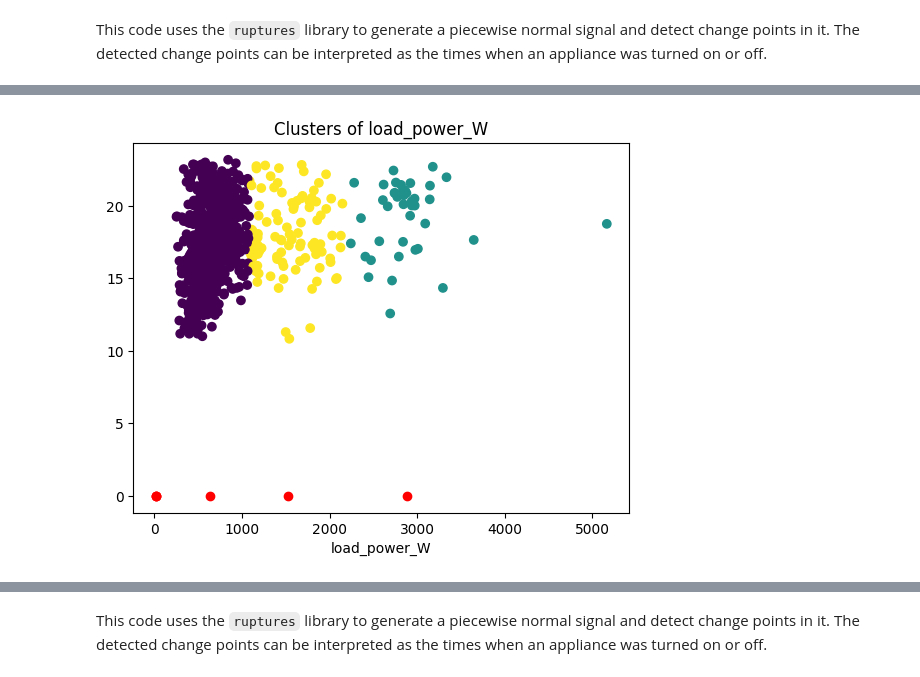
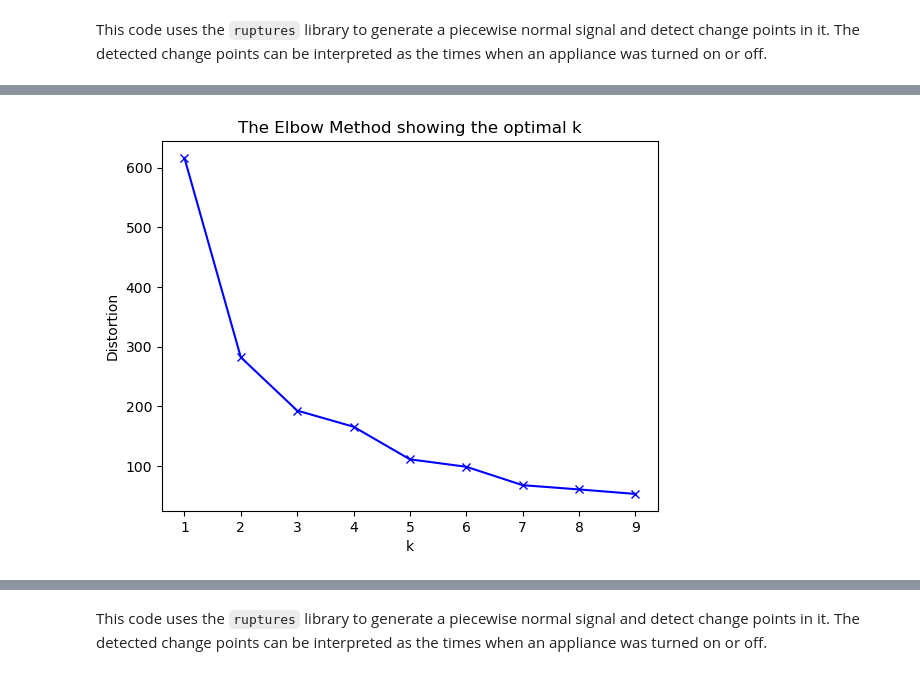
Before and after one commit to jhaworth21/HackSheffield8, a Jupyter notebook: main/notebook.ipynb, the cells around one changed output, grey strips where cells are left out. Saved outputs shown, nothing was run; the diff lists cells and outputs as text; code cells hidden in the pictures.

```diff
--- a/main/notebook.ipynb
+++ b/main/notebook.ipynb
@@ -202,17 +202,4 @@ elbow_method(df_no_na_temp[['load_power_W']][:1000])
-# %%
-# Number of clusters
-k = 3
-
-# Create a KMeans instance with k clusters
-kmeans = KMeans(n_clusters=k)
-
-# Fit the model to your data
-k_model = kmeans.fit(df_no_na_temp[['load_power_W', 'weather_Temp_C']][0:1000])
-
-plt.scatter(df_no_na_temp['load_power_W'][0:1000], df_no_na_temp['weather_Temp_C'][0:1000], c=k_model.labels_)
-plt.scatter(k_model.cluster_centers_, np.zeros_like(k_model.cluster_centers_), color='red')  # cluster centers
-plt.title('Clusters of load_power_W')
-plt.xlabel('load_power_W')
-plt.show()
-# %% [output]
-[figure, removed]
+# %%
+elbow_method(df2[['load_power_W']])
+# %% [output]
+[figure, added]
```
Also changed, not shown: parts of 8 cells of this notebook.
